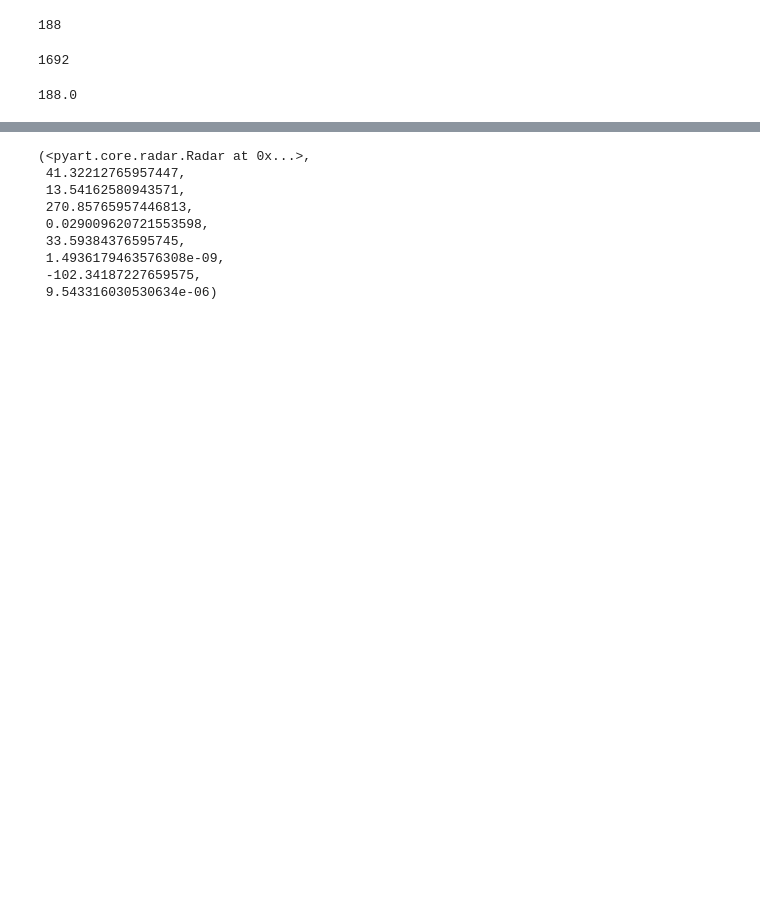
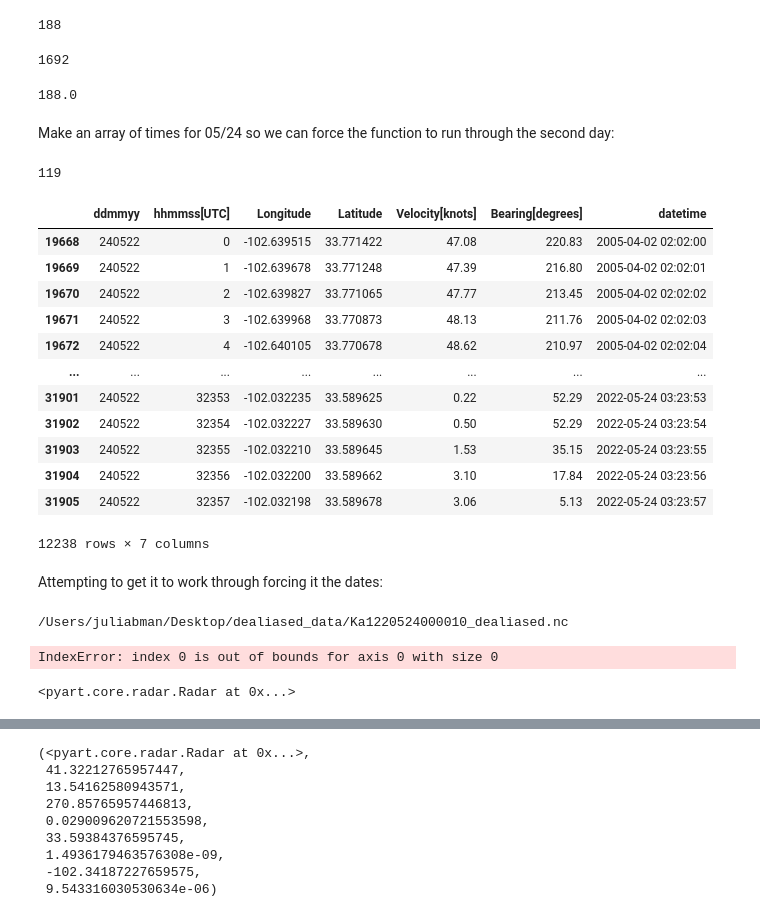
Before and after one commit to JuliaBuhrman/research2024, a Jupyter notebook: dealiasing.ipynb, the cells around one changed output, grey strips where cells are left out. Saved outputs shown, nothing was run; the diff lists cells and outputs as text; code cells hidden in the pictures; blank space fills up the shorter version.

```diff
--- a/dealiasing.ipynb
+++ b/dealiasing.ipynb
@@ -529,2 +624,4 @@ np.size(corrected_vehicle_vads)
 # %% [output]
 188.0
+# %% [markdown]
+Make an array of times for 05/24 so we can force the function to run through the second day:
@@ -530,0 +630,38 @@ np.size(corrected_vehicle_vads)
+# %%
+np.size(dealiased_data_ka1_0524)
+# %% [output]
+119
+# %%
+ka1gps[19668:]
+# %% [output]
+|  | ddmmyy | hhmmss[UTC] | Longitude | Latitude | Velocity[knots] | Bearing[degrees] | datetime |
+| 19668 | 240522 | 0 | -102.639515 | 33.771422 | 47.08 | 220.83 | 2005-04-02 02:02:00 |
+| 19669 | 240522 | 1 | -102.639678 | 33.771248 | 47.39 | 216.80 | 2005-04-02 02:02:01 |
+| 19670 | 240522 | 2 | -102.639827 | 33.771065 | 47.77 | 213.45 | 2005-04-02 02:02:02 |
+| 19671 | 240522 | 3 | -102.639968 | 33.770873 | 48.13 | 211.76 | 2005-04-02 02:02:03 |
+| 19672 | 240522 | 4 | -102.640105 | 33.770678 | 48.62 | 210.97 | 2005-04-02 02:02:04 |
+| ... | ... | ... | ... | ... | ... | ... | ... |
+| 31901 | 240522 | 32353 | -102.032235 | 33.589625 | 0.22 | 52.29 | 2022-05-24 03:23:53 |
+| 31902 | 240522 | 32354 | -102.032227 | 33.589630 | 0.50 | 52.29 | 2022-05-24 03:23:54 |
+| 31903 | 240522 | 32355 | -102.032210 | 33.589645 | 1.53 | 35.15 | 2022-05-24 03:23:55 |
+| 31904 | 240522 | 32356 | -102.032200 | 33.589662 | 3.10 | 17.84 | 2022-05-24 03:23:56 |
+| 31905 | 240522 | 32357 | -102.032198 | 33.589678 | 3.06 | 5.13 | 2022-05-24 03:23:57 |
+12238 rows × 7 columns
+# %% [markdown]
+Attempting to get it to work through forcing it the dates:
+# %%
+corrected_vehicle_vads_0524 = []
+corrected_vads_file_names_0524 = []
+for uncorrected_vad in all_dealiased_data_ka1[188:]:
+    print(uncorrected_vad)
+    read = pyart.io.read_cfradial(uncorrected_vad)
+    correction_function = vehicle_correction_vad(read, ka1gps_0524)
+    corrected_vehicle_vads_0524.append(correction_function)
+    corrected_vads_file_names_0524.append(uncorrected_vad)
+# %% [output]
+/Users/juliabman/Desktop/dealiased_data/Ka1220524000010_dealiased.nc
+IndexError: index 0 is out of bounds for axis 0 with size 0
+# %%
+read
+# %% [output]
+<pyart.core.radar.Radar at 0x...>
```
Also changed, not shown: parts of 40 cells of this notebook, 2 other files.
